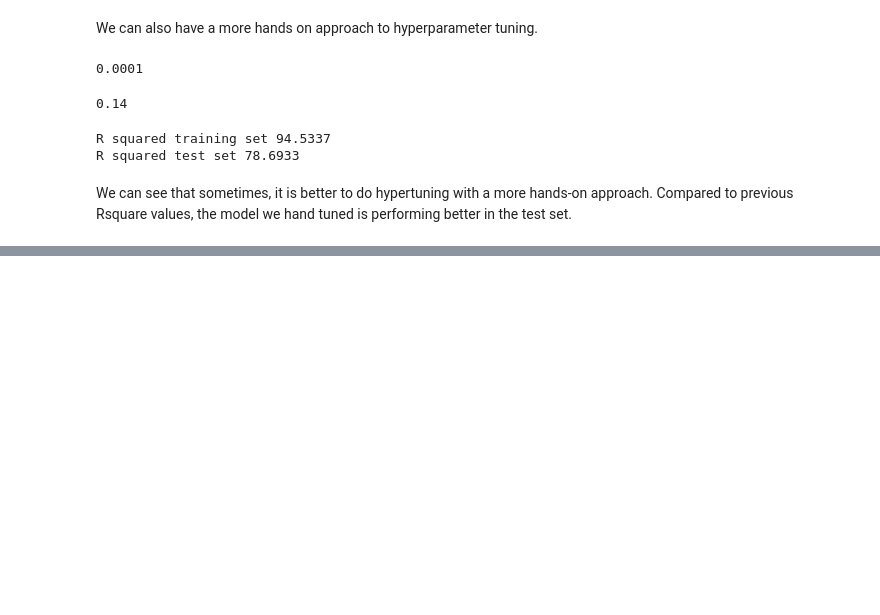
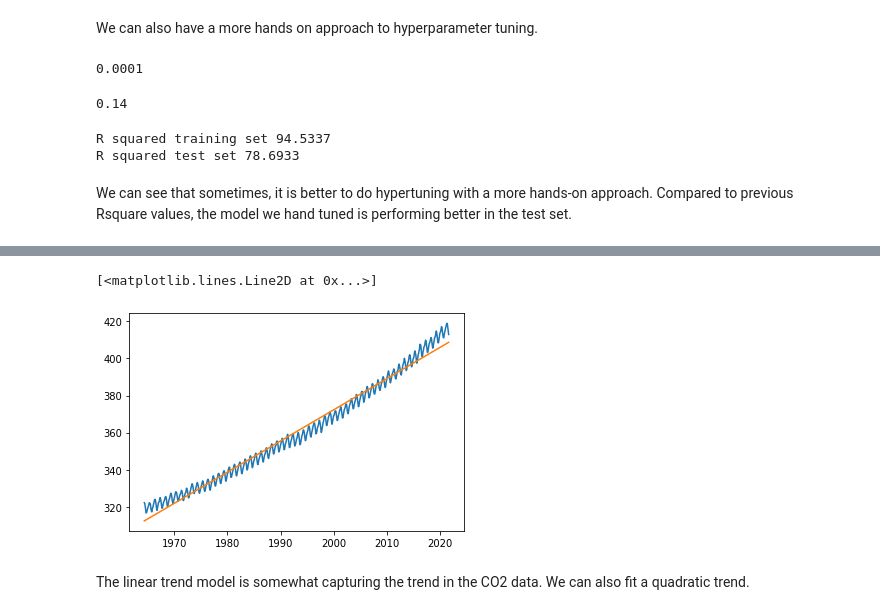
Before and after one commit to yankikalfa/MGTF-405-Business-Forecasting, a Jupyter notebook: Test_Codes.ipynb, the cells around one changed output, grey strips where cells are left out. Cells and saved outputs as stored; diff of their text form; code cells hidden in the pictures; blank space fills up the shorter version.

```diff
--- a/Test_Codes.ipynb
+++ b/Test_Codes.ipynb
@@ -615,0 +700,2 @@ We can see that sometimes, it is better to do hypertuning with a more hands-on a
+# %%
+df['trend'] = [i for i in range(1,len(df)+1)]
@@ -615,0 +705,2 @@ We can see that sometimes, it is better to do hypertuning with a more hands-on a
+# %%
+model_trend = smf.ols(formula = 'CO2_ppm~ 1 + trend', data= df).fit()
@@ -615,0 +729,10 @@ We can see that sometimes, it is better to do hypertuning with a more hands-on a
+# %%
+df['trend_fit'] =model_trend.predict()
+# %%
+plt.plot(df['CO2_ppm'])
+plt.plot(df['trend_fit'])
+# %% [output]
+[<matplotlib.lines.Line2D at 0x...>]
+[figure, added]
+# %% [markdown]
+The linear trend model is somewhat capturing the trend in the CO2 data. We can also fit a quadratic trend.
```
Also changed, not shown: parts of 54 cells of this notebook.
